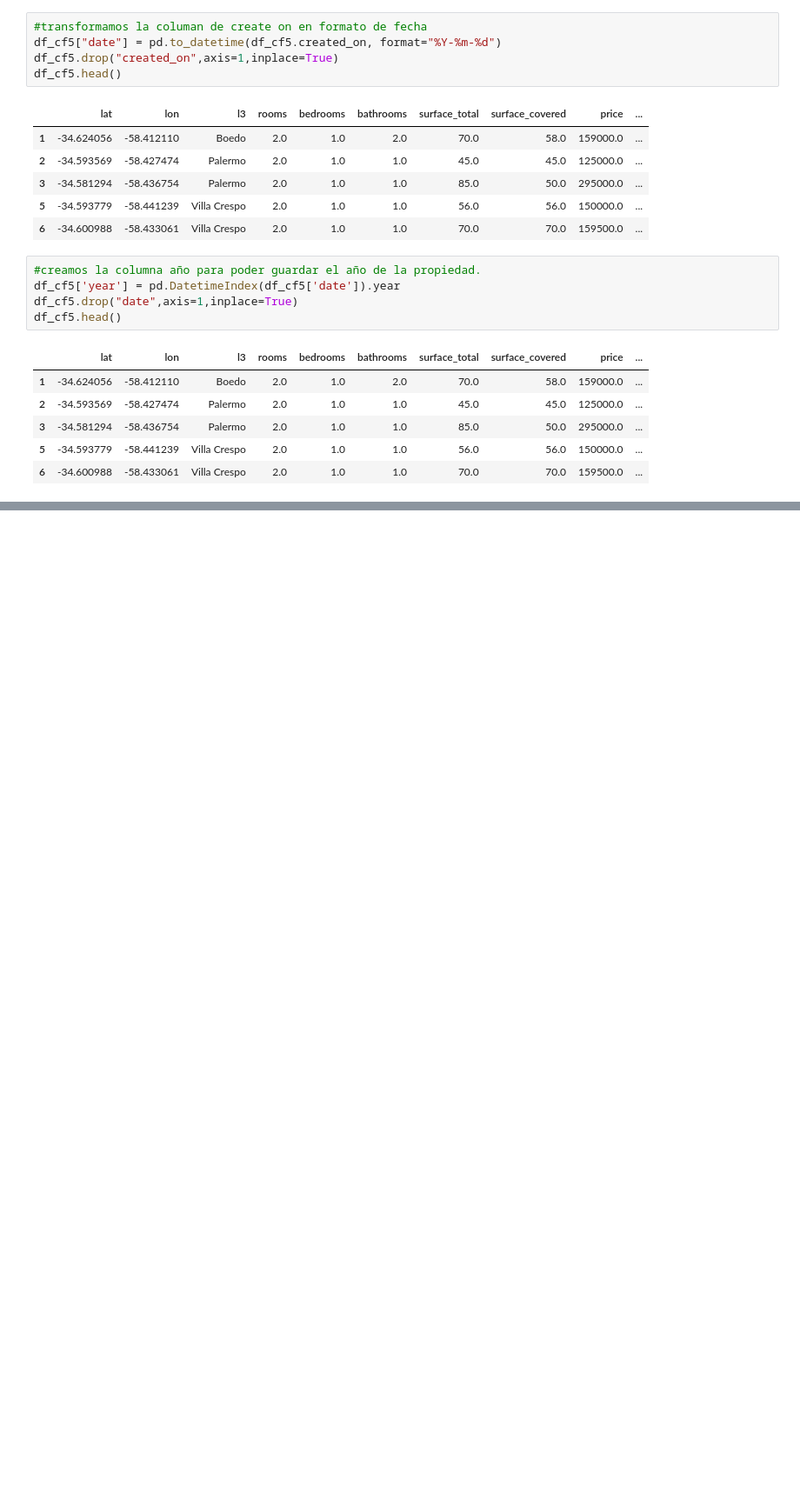
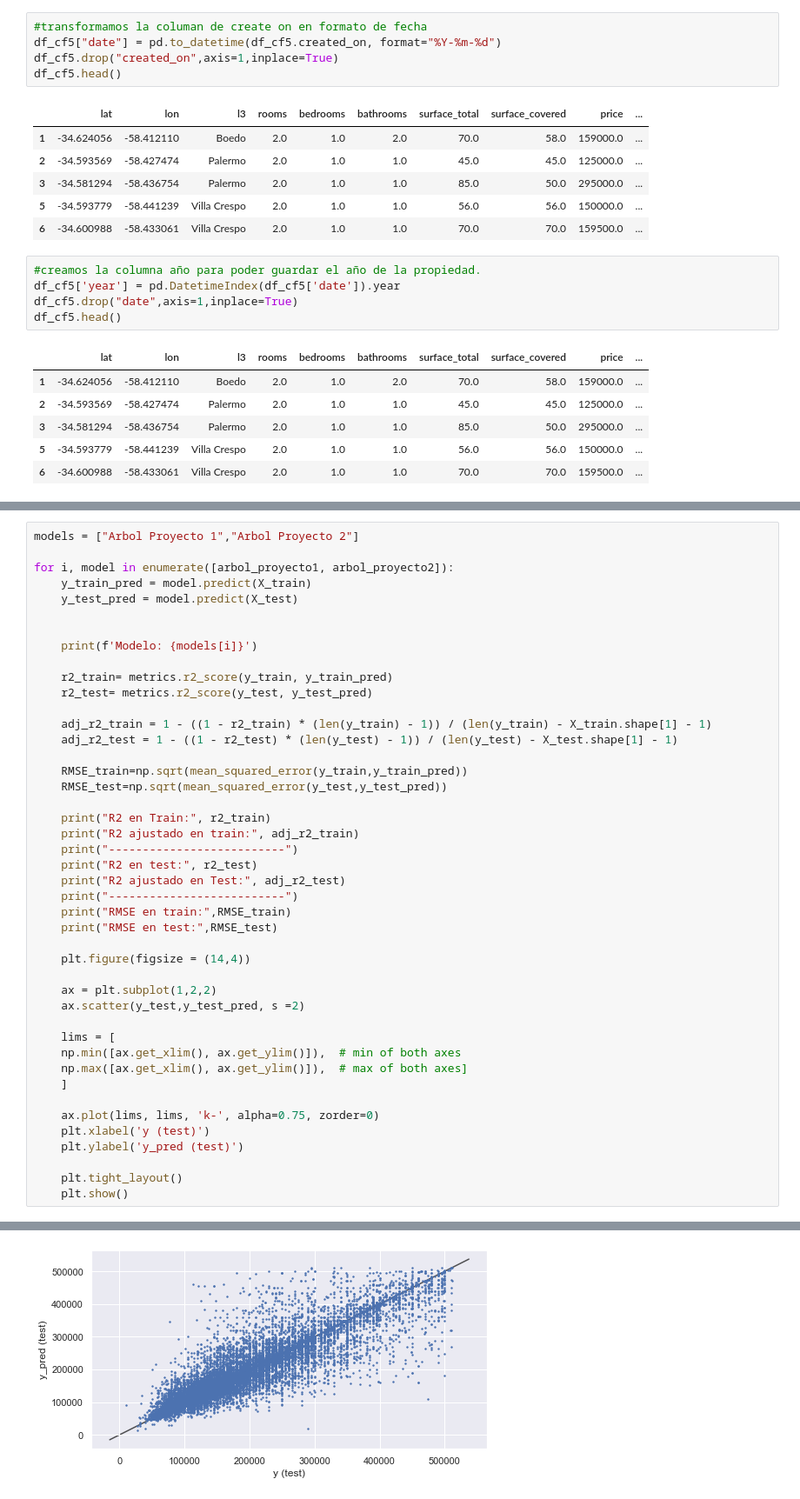
Before and after one commit to leobrandoon/house_price_prediction_v2, a Jupyter notebook: LeonardoGonzalez_Proyecto_02.ipynb, the cells around one changed output, grey strips where cells are left out. Shown at 87% size. Cells and saved outputs as stored; diff of their text form; blank space fills up the shorter version.

```diff
--- a/LeonardoGonzalez_Proyecto_02.ipynb
+++ b/LeonardoGonzalez_Proyecto_02.ipynb
@@ -681,0 +754,45 @@ RMSE segun el tipo de estrategia: 43319.38583178386
+# %%
+models = ["Arbol Proyecto 1","Arbol Proyecto 2"]
+
+for i, model in enumerate([arbol_proyecto1, arbol_proyecto2]):
+    y_train_pred = model.predict(X_train)
+    y_test_pred = model.predict(X_test)
+
+
+    print(f'Modelo: {models[i]}')
+
+    r2_train= metrics.r2_score(y_train, y_train_pred)
+    r2_test= metrics.r2_score(y_test, y_test_pred)
+
+    adj_r2_train = 1 - ((1 - r2_train) * (len(y_train) - 1)) / (len(y_train) - X_train.shape[1] - 1)
+    adj_r2_test = 1 - ((1 - r2_test) * (len(y_test) - 1)) / (len(y_test) - X_test.shape[1] - 1)
+
+    RMSE_train=np.sqrt(mean_squared_error(y_train,y_train_pred))
+    RMSE_test=np.sqrt(mean_squared_error(y_test,y_test_pred))
+
+    print("R2 en Train:", r2_train)
+    print("R2 ajustado en train:", adj_r2_train)
+    print("--------------------------")
+    print("R2 en test:", r2_test)
+    print("R2 ajustado en Test:", adj_r2_test)
+    print("--------------------------")
+    print("RMSE en train:",RMSE_train)
+    print("RMSE en test:",RMSE_test)
+
+    plt.figure(figsize = (14,4))
+
+    ax = plt.subplot(1,2,2)
+    ax.scatter(y_test,y_test_pred, s =2)
+
+    lims = [
+    np.min([ax.get_xlim(), ax.get_ylim()]),  # min of both axes
+    np.max([ax.get_xlim(), ax.get_ylim()]),  # max of both axes]
+    ]
+
+    ax.plot(lims, lims, 'k-', alpha=0.75, zorder=0)
+    plt.xlabel('y (test)')
+    plt.ylabel('y_pred (test)')
+
+    plt.tight_layout()
+    plt.show()
+# %% [output]
@@ -681,0 +808 @@ RMSE segun el tipo de estrategia: 43319.38583178386
+[figure, added]
```
Also changed, not shown: parts of 67 cells of this notebook.
